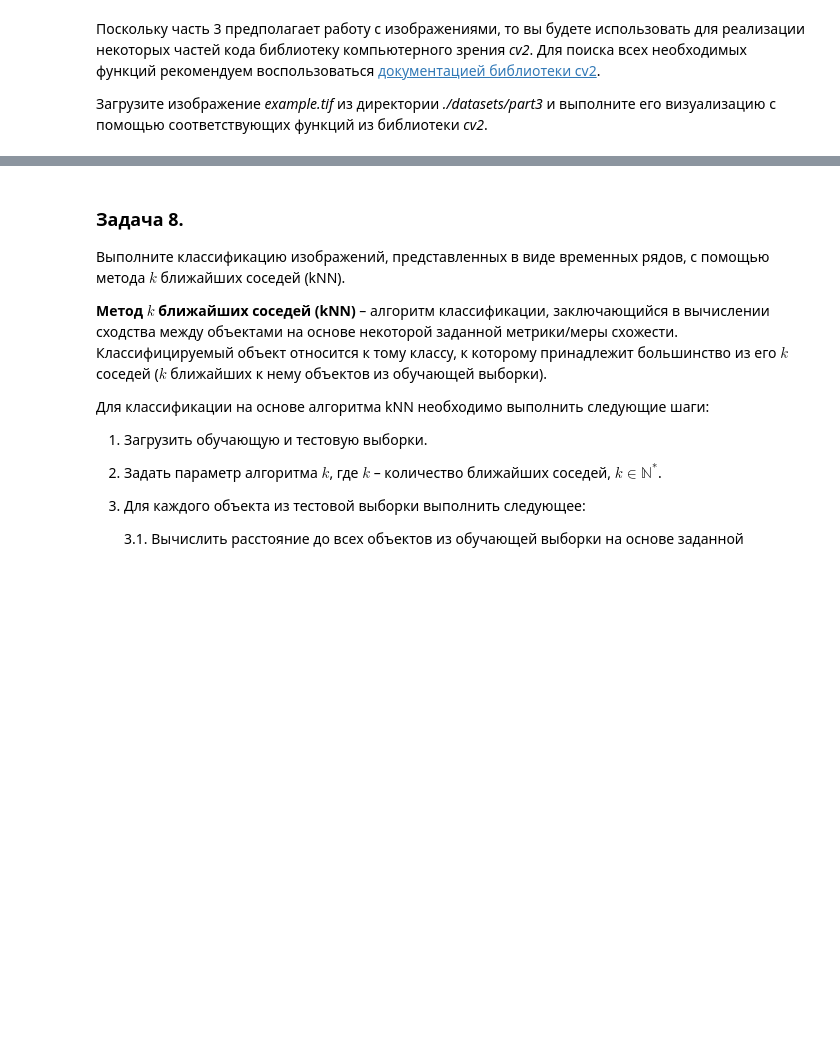
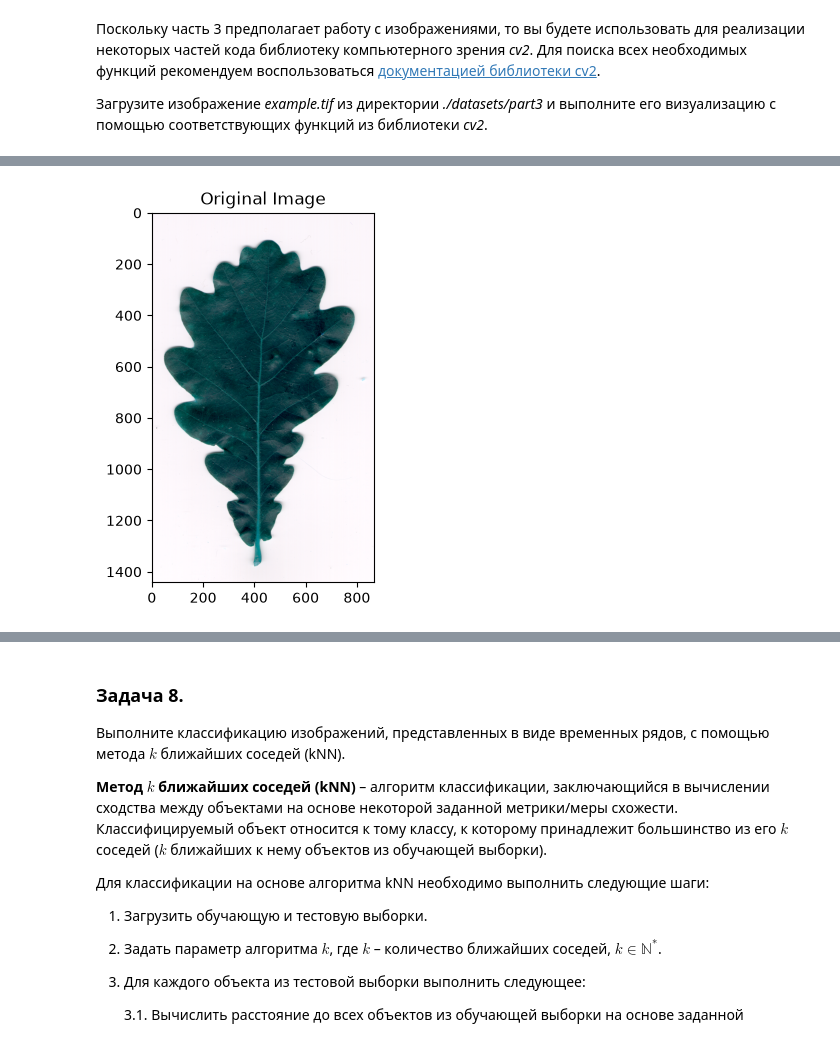
Before and after one commit to susu-uploads/AFTSAIM-2026, a Jupyter notebook: practice/practice-1-basics/01 Basics - БабушкинМВ.ipynb, the cells around one changed output, grey strips where cells are left out. Cells and saved outputs as stored; diff of their text form; code cells hidden in the pictures; blank space fills up the shorter version.

```diff
--- a/practice/practice-1-basics/01 Basics - БабушкинМВ.ipynb
+++ b/practice/practice-1-basics/01 Basics - БабушкинМВ.ipynb
@@ -366,3 +383,14 @@ plt.show()
+# %%
+# INSERT YOUR CODE
+image_path = './datasets/part3/example.tif'
+image = cv2.imread(image_path)
+
+# Визуализация изображения
+plt.imshow(image)
+plt.title('Original Image')
+plt.show()
+# %% [output]
+[figure, added]
 # %% [markdown]
 За конвертацию изображения во временной ряд с помощью описанного выше метода отвечает функция `image2ts()` из модуля *image_converter.py*. Прежде чем исходное изображение будет преобразовано во временной ряд, сначала оно должно пройти этап предварительной обработки. Предварительная обработка включает в себя следующие шаги:
 
```
Also changed, not shown: parts of 44 cells of this notebook, 2 other files.
